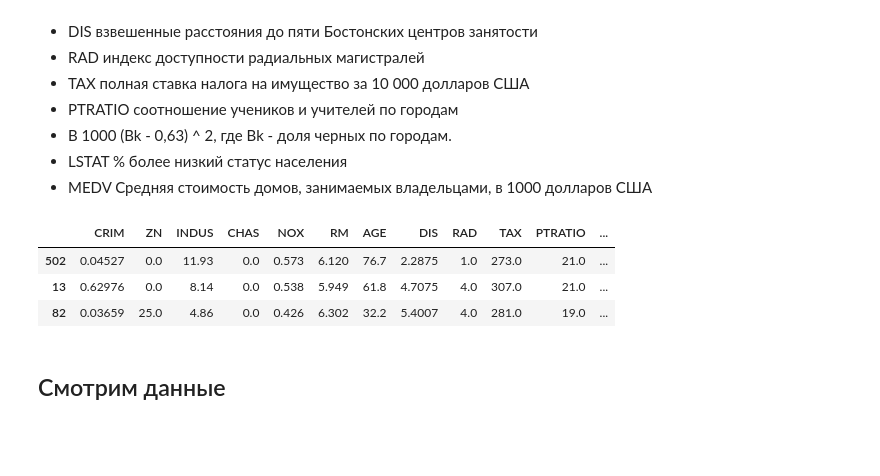
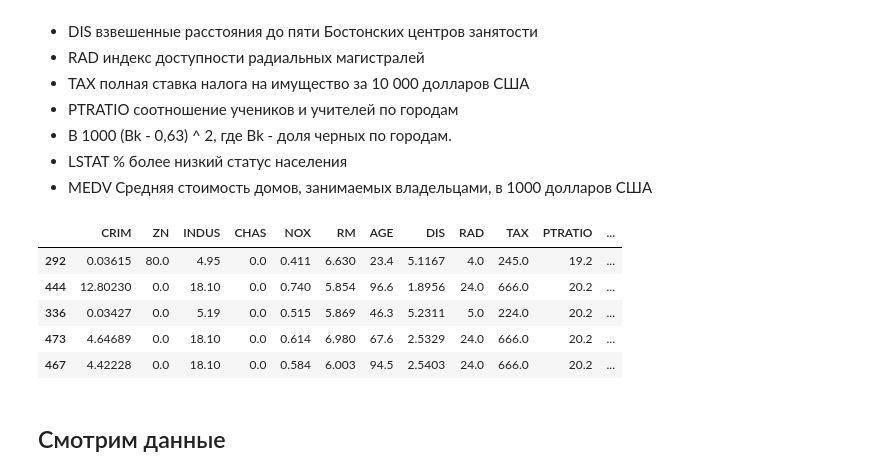
Before and after one commit to railbotan/data_analysis_in_python, a Jupyter notebook: Предобработка данных, построенние простой модели, конвейеризация.ipynb, the cells around one changed output. Saved outputs shown, nothing was run; the diff lists cells and outputs as text; code cells hidden in the pictures; blank space fills up the shorter version.

```diff
--- a/Предобработка данных, построенние простой модели, конвейеризация.ipynb
+++ b/Предобработка данных, построенние простой модели, конвейеризация.ipynb
@@ -42,12 +42,14 @@ from sklearn.pipeline import Pipeline
 PATH = 'https://raw.githubusercontent.com/aksenov7/Kaggle_competition_group/master/boston_full.csv'
 df = pd.read_csv(PATH, sep='\t')
 # %%
-df.sample(3)
+df.sample(5)
 # %% [output]
 |  | CRIM | ZN | INDUS | CHAS | NOX | RM | AGE | DIS | RAD | TAX | PTRATIO | ... |
-| 502 | 0.04527 | 0.0 | 11.93 | 0.0 | 0.573 | 6.120 | 76.7 | 2.2875 | 1.0 | 273.0 | 21.0 | ... |
-| 13 | 0.62976 | 0.0 | 8.14 | 0.0 | 0.538 | 5.949 | 61.8 | 4.7075 | 4.0 | 307.0 | 21.0 | ... |
-| 82 | 0.03659 | 25.0 | 4.86 | 0.0 | 0.426 | 6.302 | 32.2 | 5.4007 | 4.0 | 281.0 | 19.0 | ... |
+| 292 | 0.03615 | 80.0 | 4.95 | 0.0 | 0.411 | 6.630 | 23.4 | 5.1167 | 4.0 | 245.0 | 19.2 | ... |
+| 444 | 12.80230 | 0.0 | 18.10 | 0.0 | 0.740 | 5.854 | 96.6 | 1.8956 | 24.0 | 666.0 | 20.2 | ... |
+| 336 | 0.03427 | 0.0 | 5.19 | 0.0 | 0.515 | 5.869 | 46.3 | 5.2311 | 5.0 | 224.0 | 20.2 | ... |
+| 473 | 4.64689 | 0.0 | 18.10 | 0.0 | 0.614 | 6.980 | 67.6 | 2.5329 | 24.0 | 666.0 | 20.2 | ... |
+| 467 | 4.42228 | 0.0 | 18.10 | 0.0 | 0.584 | 6.003 | 94.5 | 2.5403 | 24.0 | 666.0 | 20.2 | ... |
 # %% [markdown]
 ## Смотрим данные
 # %%
```
Also changed, not shown: 4 other files.
